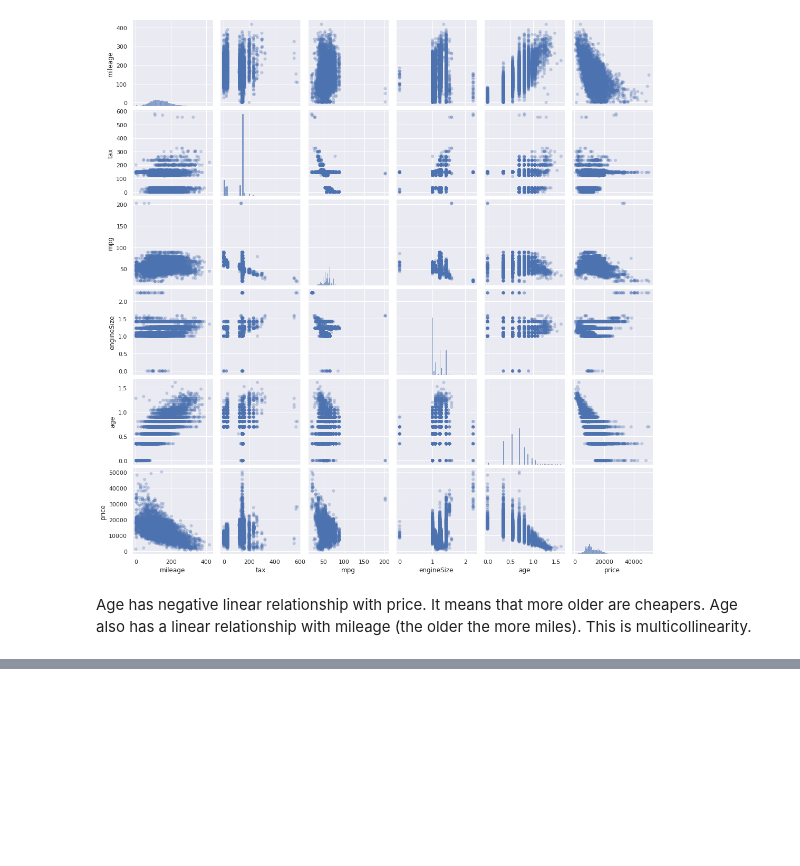
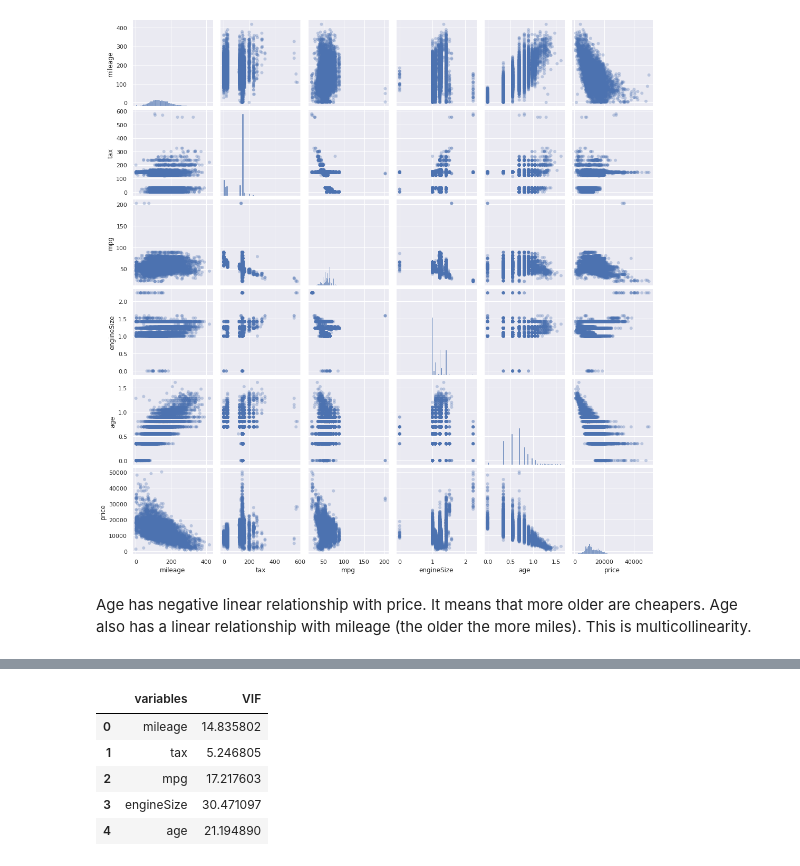
Before and after one commit to kston/ford_regression_regularization, a Jupyter notebook: Ford_Dataset_Linear_Regr_and_Regul.ipynb, the cells around one changed output, grey strips where cells are left out. Cells and saved outputs as stored; diff of their text form; code cells hidden in the pictures; blank space fills up the shorter version.

```diff
--- a/Ford_Dataset_Linear_Regr_and_Regul.ipynb
+++ b/Ford_Dataset_Linear_Regr_and_Regul.ipynb
@@ -328,0 +345,18 @@ Age also has a linear relationship with mileage (the older the more miles). This
+# %%
+from statsmodels.stats.outliers_influence import variance_inflation_factor
+
+def calc_vif(X):
+  vif =  pd.DataFrame()
+  vif['variables'] = X.columns
+  vif['VIF'] = [variance_inflation_factor(X.values, i) for i in range(X.shape[1])]
+
+  return(vif)
+# %%
+calc_vif(train_transform)
+# %% [output]
+|  | variables | VIF |
+| 0 | mileage | 14.835802 |
+| 1 | tax | 5.246805 |
+| 2 | mpg | 17.217603 |
+| 3 | engineSize | 30.471097 |
+| 4 | age | 21.194890 |
```
Also changed, not shown: parts of 22 cells of this notebook.
